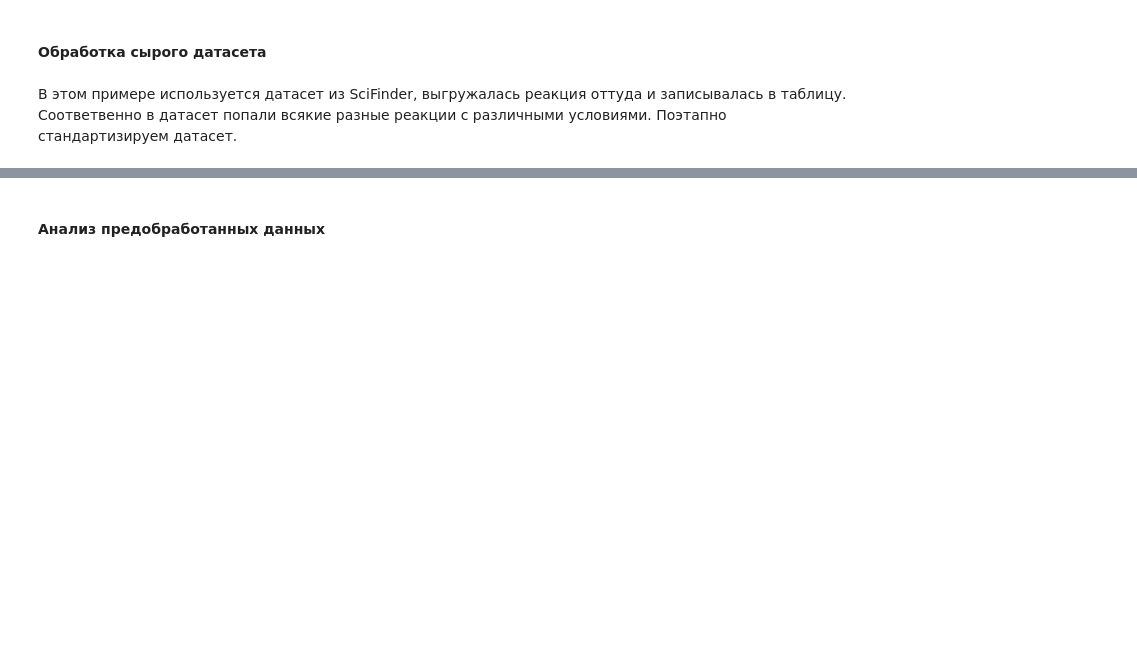
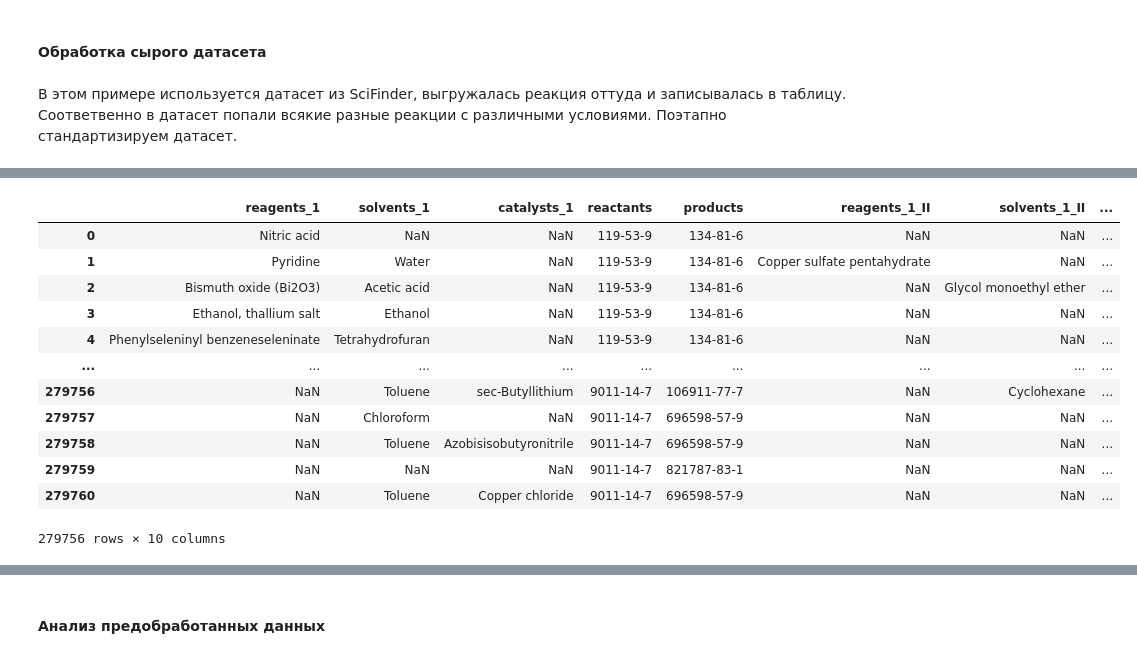
Before and after one commit to XenaN/Chem_conditions, a Jupyter notebook: notebooks/Tutorial.ipynb, the cells around one changed output, grey strips where cells are left out. Cells and saved outputs as stored; diff of their text form; code cells hidden in the pictures; blank space fills up the shorter version.

```diff
--- a/notebooks/Tutorial.ipynb
+++ b/notebooks/Tutorial.ipynb
@@ -96,2 +108,4 @@ Curr. Opin Drug Discov. Dev., 11 (2008), pp. 393-404
 # %%
 # Фильтрация по реакциям с одной стадией
+df = df[df['stages_number'] == 1].reset_index()
+df.head()
@@ -109,0 +379,10 @@ Curr. Opin Drug Discov. Dev., 11 (2008), pp. 393-404
+# %%
+df['time_1'] = df['time_1'].apply(parse_time)
+df['temperature_1'] = df['temperature_1'].apply(parse_temperature)
+df['pressure_1'] = df['pressure_1'].apply(parse_pressure)
+df['pH_1'] = df['pH_1'].apply(parse_ph)
+
+mask = df['time_1'].apply(lambda x: [0] not in x)
+df = df[mask]
+
+df[keywords.keys()].iloc[2000:2010]
@@ -110,2 +401,9 @@ Curr. Opin Drug Discov. Dev., 11 (2008), pp. 393-404
 # %%
 # Удаление % из столбца с выходом
+def parse_yield(yield_string):
+    yield_string = yield_string.replace('%', '')
+    return int(yield_string)
+
+print("Before:\n\n", df['yield_value'])
+df['yield_value'] = df['yield_value'].apply(parse_yield)
+print("\n\nAfter:\n\n", df['yield_value'])
@@ -112,4 +428,48 @@ Curr. Opin Drug Discov. Dev., 11 (2008), pp. 393-404
 # %%
 # Разделение ячейки со списком веществ на разные столбцы
+# Удаление лишних символов из колонок с названиями веществ
+def split_substances(substance):
+    if substance is np.nan:
+        return [np.nan, np.nan]
+    else:
+        try:
+            substance = eval(substance)
+        except SyntaxError:
+            return [np.nan, np.nan]
+        if not substance:
+            return [np.nan, np.nan]
+        elif len(substance) == 1:
+            return substance + [np.nan]
+        return substance[:2]
+
+columns_to_split = [
+    'reagents_1',
+    'solvents_1',
+    'catalysts_1',
+    'reactants',
+    'products',
+]
+
+for column_name in columns_to_split:
+    second_column_name = '{0}_II'.format(column_name)
+    df[column_name], df[second_column_name] = zip(
+        *df[column_name].apply(split_substances),
+    )
+
+df[columns_to_split + [i+'_II' for i in columns_to_split]]
+# %% [output]
+|  | reagents_1 | solvents_1 | catalysts_1 | reactants | products | reagents_1_II | solvents_1_II | ... |
+| 0 | Nitric acid | NaN | NaN | 119-53-9 | 134-81-6 | NaN | NaN | ... |
+| 1 | Pyridine | Water | NaN | 119-53-9 | 134-81-6 | Copper sulfate pentahydrate | NaN | ... |
+| 2 | Bismuth oxide (Bi2O3) | Acetic acid | NaN | 119-53-9 | 134-81-6 | NaN | Glycol monoethyl ether | ... |
+| 3 | Ethanol, thallium salt | Ethanol | NaN | 119-53-9 | 134-81-6 | NaN | NaN | ... |
+| 4 | Phenylseleninyl benzeneseleninate | Tetrahydrofuran | NaN | 119-53-9 | 134-81-6 | NaN | NaN | ... |
+| ... | ... | ... | ... | ... | ... | ... | ... | ... |
+| 279756 | NaN | Toluene | sec-Butyllithium | 9011-14-7 | 106911-77-7 | NaN | Cyclohexane | ... |
+| 279757 | NaN | Chloroform | NaN | 9011-14-7 | 696598-57-9 | NaN | NaN | ... |
+| 279758 | NaN | Toluene | Azobisisobutyronitrile | 9011-14-7 | 696598-57-9 | NaN | NaN | ... |
+| 279759 | NaN | NaN | NaN | 9011-14-7 | 821787-83-1 | NaN | NaN | ... |
+| 279760 | NaN | Toluene | Copper chloride | 9011-14-7 | 696598-57-9 | NaN | NaN | ... |
+279756 rows × 10 columns
 # %%
 # Получение списка растворителей, для которых надо знать reflux, замена reflux на температуры кипения
```
Also changed, not shown: parts of 33 cells of this notebook.
